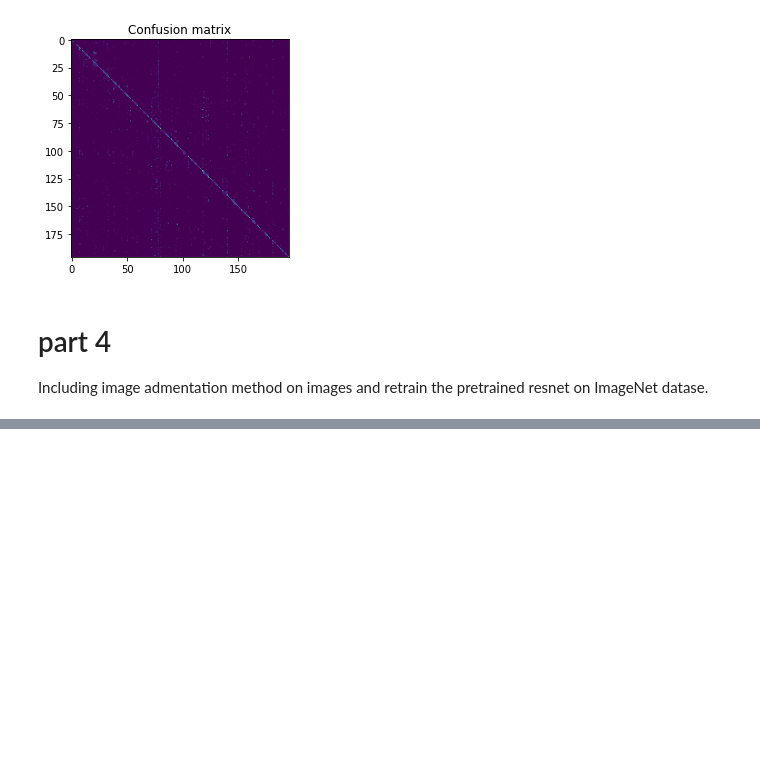
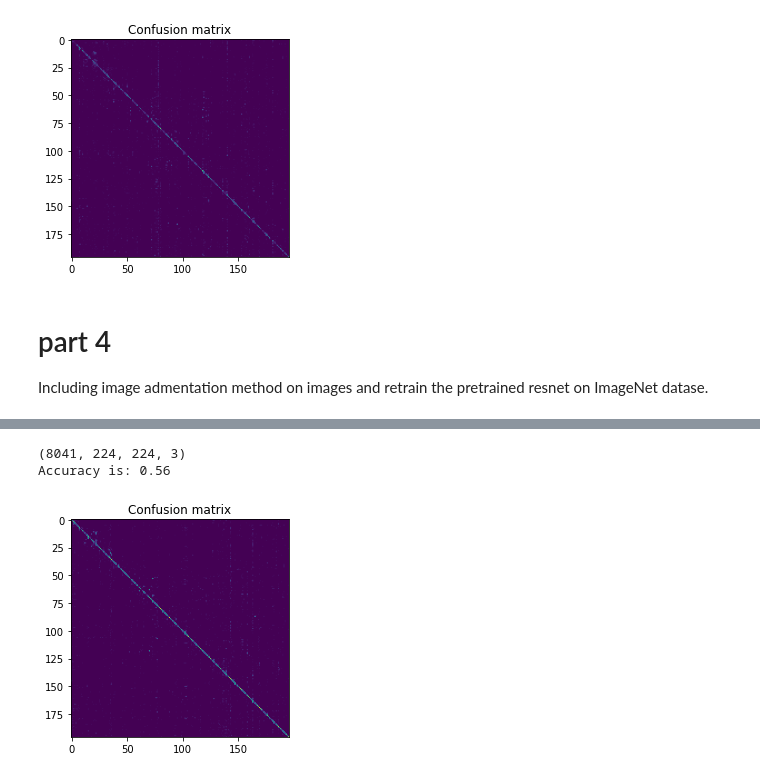
Before and after one commit to mralinp/digital-image-processing-991, a Jupyter notebook: exercises/ex8/Report.ipynb, the cells around one changed output, grey strips where cells are left out. Cells and saved outputs as stored; diff of their text form; code cells hidden in the pictures; blank space fills up the shorter version.

```diff
--- a/exercises/ex8/Report.ipynb
+++ b/exercises/ex8/Report.ipynb
@@ -349,0 +413,18 @@ images_aug = seq(images=images)
+# %%
+from sklearn.model_selection import train_test_split
+
+trainX = trainList.to_numpy()[:,0]
+trainY = trainList.to_numpy()[:,-1] - 1
+
+trainX, validX, trainY, validY = train_test_split(trainX, trainY, test_size=0.1, random_state=1)
+
+trainingGenerator = Generator(trainX, trainY)
+validationGenerator = Generator(validX, validY)
+
+model= keras.applications.ResNet50(input_shape=(224,224,3),classes=196,weights='imagenet',include_top=False)
+x = keras.layers.Dropout(0.2)(model.output)
+x = keras.layers.GlobalAvgPool2D()(x)
+x = keras.layers.Dense(units=196,activation='softmax')(x)
+model = keras.models.Model(model.input, x)
+model.compile(loss='categorical_crossentropy', optimizer='adam', metrics=['accuracy'])
+model.fit_generator(generator=trainingGenerator, validation_data=validationGenerator, epochs=20, use_multiprocessing=True, workers=-1)
@@ -349,0 +450,32 @@ images_aug = seq(images=images)
+# %%
+import sklearn.metrics
+testX = testList.to_numpy()[:,0]
+testY = testList.to_numpy()[:,-1] - 1
+
+testY = keras.utils.to_categorical(testY, num_classes=196)
+
+X = []
+for path in tqdm(testX):
+    img = cv.imread(pathTo(path))
+    img = cv.resize(img, (224, 224), interpolation = cv.INTER_AREA)
+    img = cv.cvtColor(img, cv.COLOR_BGR2RGB)
+    X += [img]
+
+X = np.array(X)
+print(X.shape)
+
+predY = model.predict(X)
+predY = np.argmax(predY, axis=1)
+trueY = np.argmax(testY, axis=1)
+
+conf = sklearn.metrics.confusion_matrix(trueY, predY, normalize=None)
+accuracy = sklearn.metrics.accuracy_score(trueY, predY)
+
+print("Accuracy is: %0.2f" % (accuracy))
+plt.imshow(conf)
+plt.title("Confusion matrix")
+plt.show()
+# %% [output]
+(8041, 224, 224, 3)
+Accuracy is: 0.56
+[figure, added]
```
Also changed, not shown: parts of 10 cells of this notebook, 2 other files.
